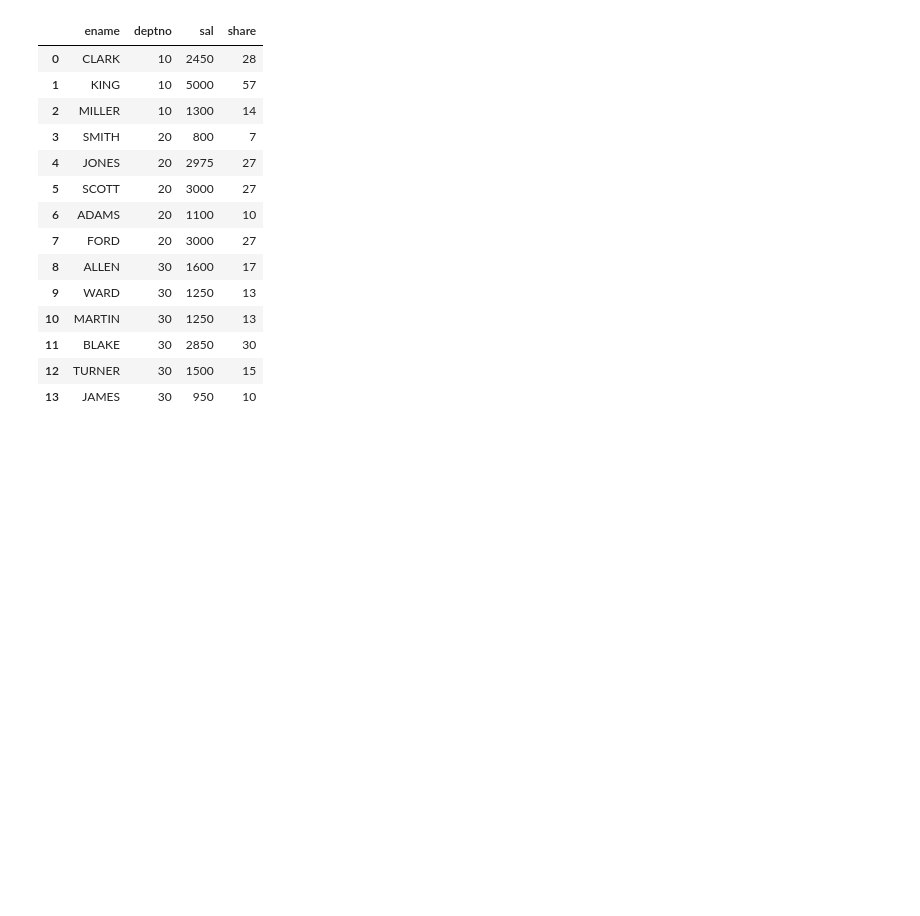
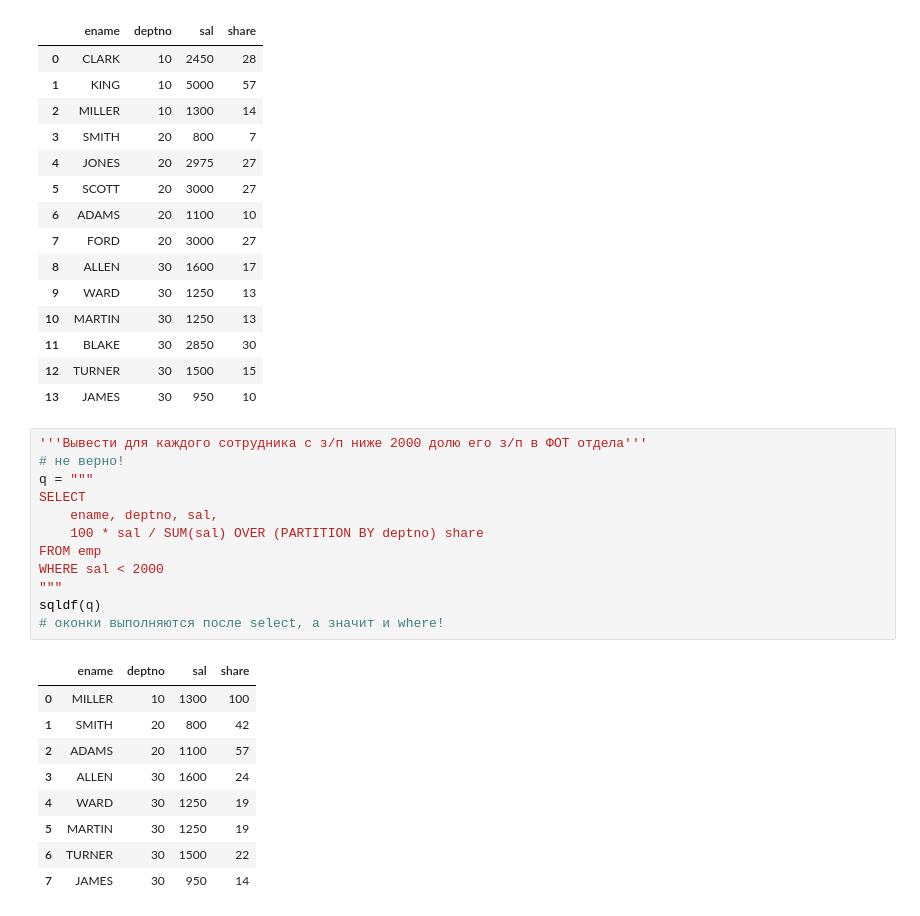
Before and after one commit to gbrs/sql_imitation_in_pandas, a Jupyter notebook: pandas_sql.ipynb, the cells around one changed output. Saved outputs shown, nothing was run; the diff lists cells and outputs as text; blank space fills up the shorter version.

```diff
--- a/pandas_sql.ipynb
+++ b/pandas_sql.ipynb
@@ -823,3 +823,25 @@ sqldf(q)
 | 11 | BLAKE | 30 | 2850 | 30 |
 | 12 | TURNER | 30 | 1500 | 15 |
 | 13 | JAMES | 30 | 950 | 10 |
+# %%
+'''Вывести для каждого сотрудника с з/п ниже 2000 долю его з/п в ФОТ отдела'''
+# не верно!
+q = """
+SELECT
+    ename, deptno, sal,
+    100 * sal / SUM(sal) OVER (PARTITION BY deptno) share
+FROM emp
+WHERE sal < 2000
+"""
+sqldf(q)
+# оконки выполняются после select, а значит и where!
+# %% [output]
+|  | ename | deptno | sal | share |
+| 0 | MILLER | 10 | 1300 | 100 |
+| 1 | SMITH | 20 | 800 | 42 |
+| 2 | ADAMS | 20 | 1100 | 57 |
+| 3 | ALLEN | 30 | 1600 | 24 |
+| 4 | WARD | 30 | 1250 | 19 |
+| 5 | MARTIN | 30 | 1250 | 19 |
+| 6 | TURNER | 30 | 1500 | 22 |
+| 7 | JAMES | 30 | 950 | 14 |
```
Also changed, not shown: parts of 2 cells of this notebook.
